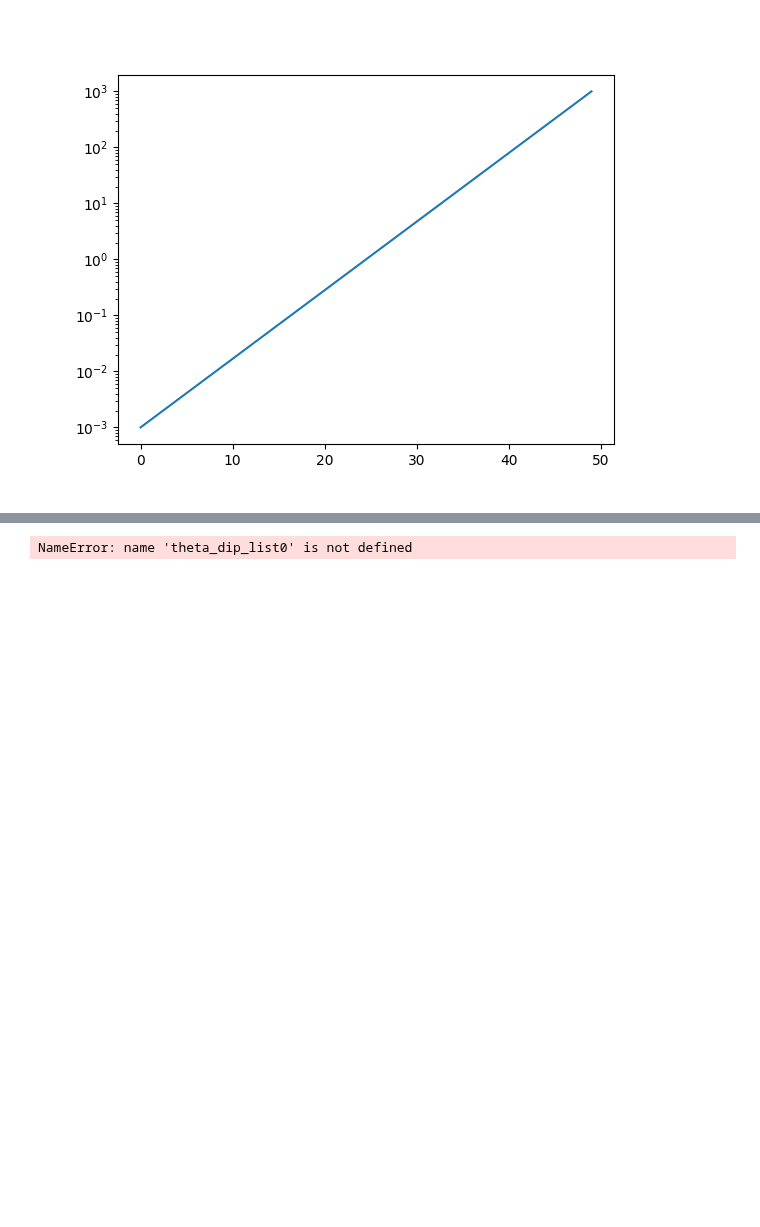
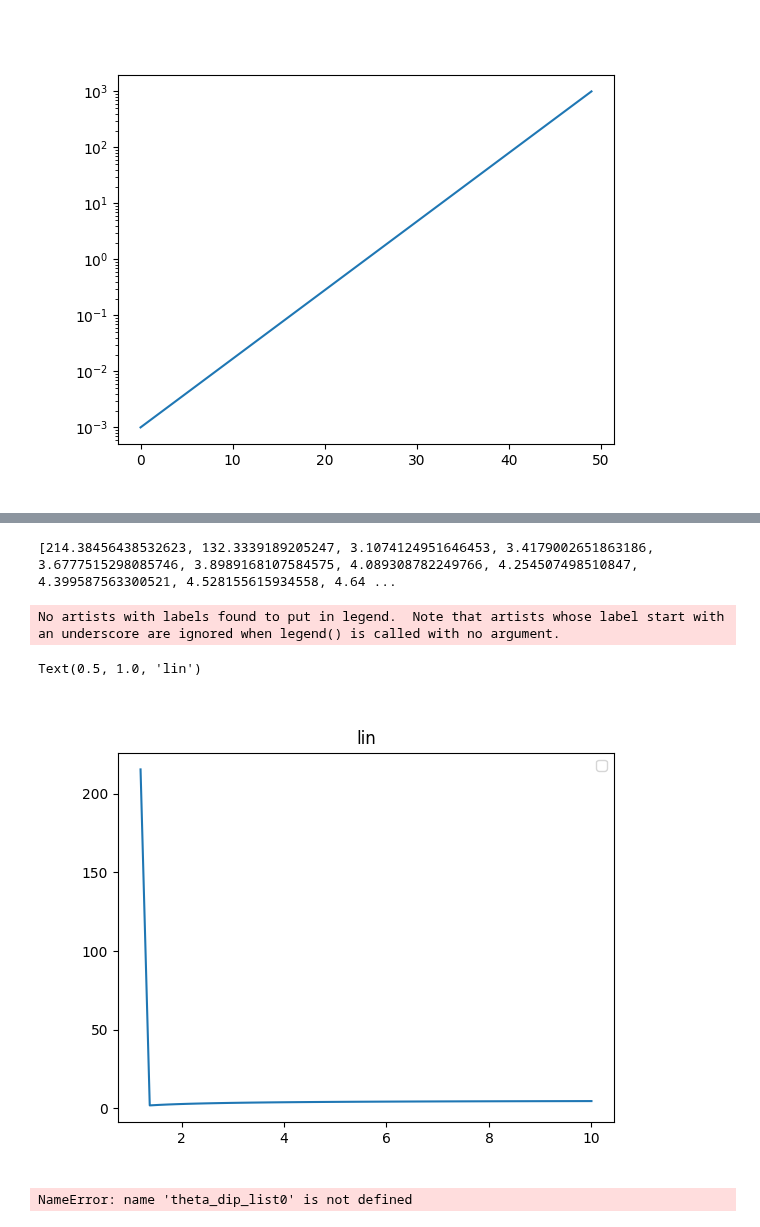
Before and after one commit to Yugal0/fitting-eis-dipangle-analysis, a Jupyter notebook: main.ipynb, the cells around one changed output, grey strips where cells are left out. Saved outputs shown, nothing was run; the diff lists cells and outputs as text; code cells hidden in the pictures; blank space fills up the shorter version.

```diff
--- a/main.ipynb
+++ b/main.ipynb
@@ -83,12 +83,15 @@ Q=6.61e-4
 alpha=0.8
 delta1=0.2063
 R2=674.915
-R1=R2/1.2
-freq_list=np.logspace(-3,3,50)
-mp.dps=200
+ratio_range=np.linspace(1.2,10,50)
+R1=R2*1.2
+freq_list=np.logspace(-2,2,500)
+mp.dps=400
 cmodel=CustomCircuit(initial_guess=[R1,R1*Q,R2*Q,alpha],circuit="TLMlinnew")
 zexp=cmodel.predict(frequencies=freq_list)
-cmodel1=CustomCircuit(initial_guess=[R1,R1*Q,R2*Q,alpha],circuit="TLMilinnew")
-zexp1=cmodel.predict(frequencies=freq_list)
+dip_angle=alpha*45-np.min(-np.angle(zexp,deg=True))
+dip_angle
+# cmodel1=CustomCircuit(initial_guess=[R1,R1*Q,R2*Q,alpha],circuit="TLMilinnew")
+# zexp1=cmodel.predict(frequencies=freq_list)
 
 #automate uptil waht precision can we go,
@@ -95,4 +119,5 @@ zexp1=cmodel.predict(frequencies=freq_list)
 # %%
+ratio_range=np.linspace(1.2,10,50)
 Q=6.61e-4
 alpha=1
 
@@ -108,7 +133,7 @@ theta_dip_list2=[]
 
 for profile in ["TLMtwo","TLMlinnew","TLMilinnew"]:
     for alpha in [1,0.9,0.8]:
-        for R1 in R2*np.linspace(1.2,10,50):
+        for R1 in R2*ratio_range:
             if profile=="TLMtwo":
                 cmodel=CustomCircuit(initial_guess=[R1,R1*Q,R2*Q,delta1,alpha],circuit=profile)
             else:
@@ -126,3 +149,7 @@ for profile in ["TLMtwo","TLMlinnew","TLMilinnew"]:
+# %%
+print(theta_dip_list0[1][0])
+# %% [output]
+[214.38456438532623, 132.3339189205247, 3.1074124951646453, 3.4179002651863186, 3.6777515298085746, 3.8989168107584575, 4.089308782249766, 4.254507498510847, 4.399587563300521, 4.528155615934558, 4.64 ...
 # %%
 # import json
 # theta_list = theta_dip_list0
@@ -132,16 +159,22 @@ for profile in ["TLMtwo","TLMlinnew","TLMilinnew"]:
 # with open(file_path, "w") as file:
 #     file.write(json_data)
 # %%
+ratio_range=np.linspace(1.2,10,50)
 # gg=theta_dip_list0[0]
 # hh=gg[0]
-# fig,axx=plt.subplots()
-# x=np.linspace(1.3,10,50)
+fig,axx=plt.subplots()
+x=ratio_range
 # for a,hh in zip([0.9],gg):
-#     axx.plot(x[1:len(x)],hh[1:len(hh)],label=a)
-# axx.legend()
-# axx.set_title("lin")
+    # axx.plot(x[1:len(x)],hh[1:len(hh)],label=a)
+axx.plot(ratio_range,theta_dip_list0[1][1])
+axx.legend()
+axx.set_title("lin")
 # axx.set_xticks(np.arange(0, 10.5, 0.5))
-# # axx.set_yticks(np.arange(0, 12, 1))
+# axx.set_yticks(np.arange(0, 12, 1))
+# %% [output]
+No artists with labels found to put in legend.  Note that artists whose label start with an underscore are ignored when legend() is called with no argument.
+Text(0.5, 1.0, 'lin')
+[figure, added]
 # %%
 # print(np.linspace(1.1,10,50))
 
```
Also changed, not shown: parts of 4 cells of this notebook.
